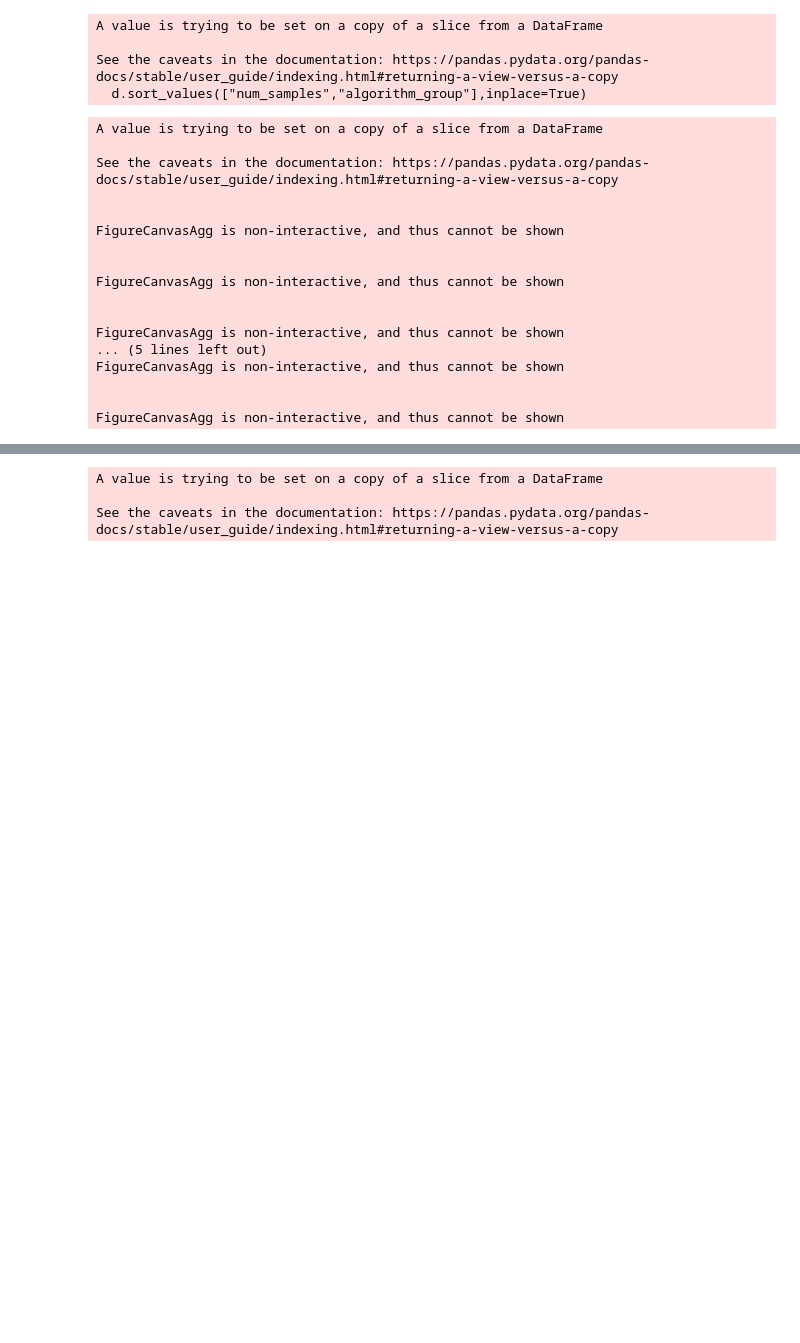
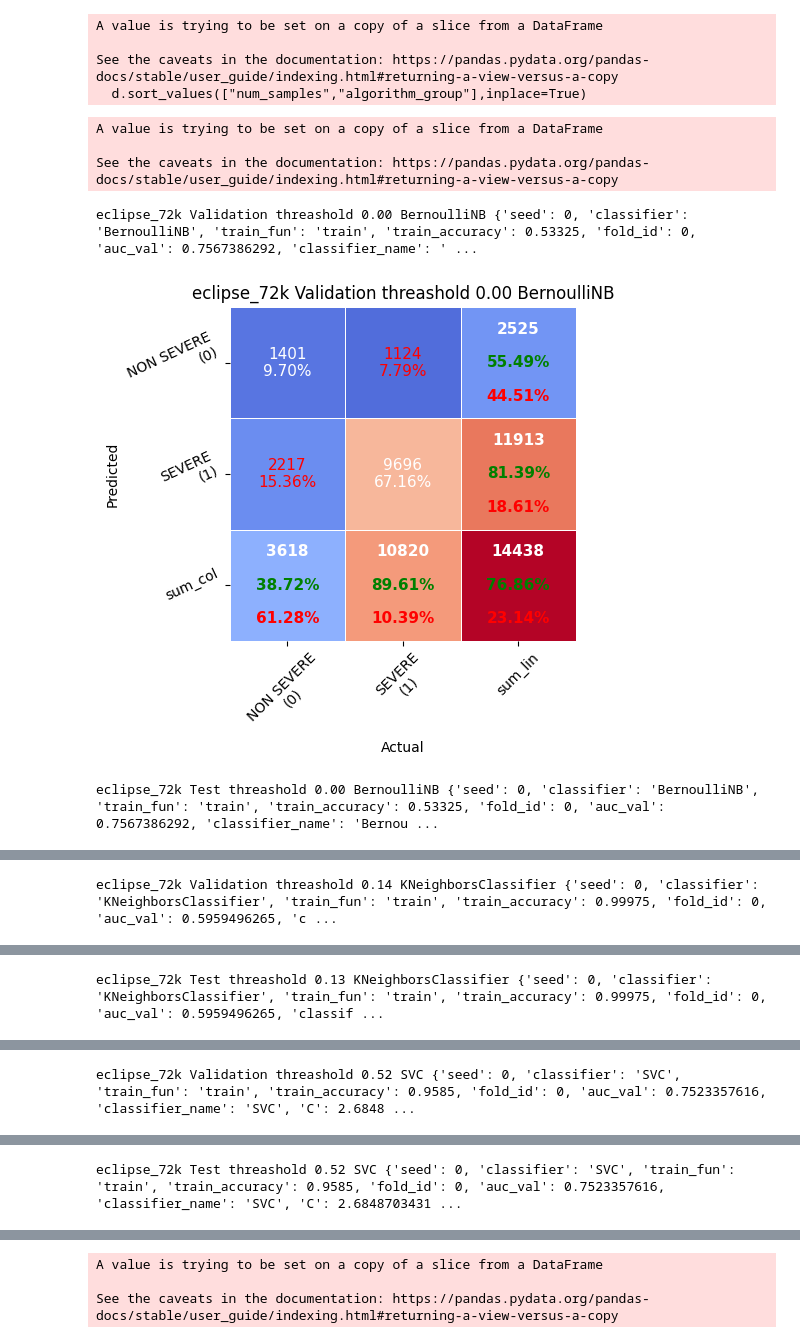
Before and after one commit to AndressaStefany/severityPrediction, a Jupyter notebook: src/llm/baseline_results.ipynb, the cells around one changed output, grey strips where cells are left out. Drawn from its saved outputs; the diff is of its cells as text; code cells hidden in the pictures; blank space fills up the shorter version.

Commit message:
bugfix: matplotlib backend and update results baseline

```diff
--- a/src/llm/baseline_results.ipynb
+++ b/src/llm/baseline_results.ipynb
@@ -148,37 +158,28 @@ See the caveats in the documentation: https://pandas.pydata.org/pandas-docs/stab
   d.sort_values(["num_samples","algorithm_group"],inplace=True)
 # %%
 dataset_choice = "eclipse_72k"
-d = df.query(f"dataset_choice == '{dataset_choice}' & num_samples == 8000")
+d = df.query(f"dataset_choice == '{dataset_choice}' & num_samples == 4000")
 d.sort_values(["num_samples","algorithm_group"],inplace=True)
 for i,l in d.iterrows():
     conf_matrix_test = l["confusion_matrix_test"]
     algo = l['classifier']
     for conf_matrix_name, conf_matrix_id in zip(["Validation", "Test"],["val","test"]):
         conf_matrix = l[f"confusion_matrix_{conf_matrix_id}"]
         f1 = l[f"f1_{conf_matrix_id}"]
         threashold = l[f"threashold_{conf_matrix_id}"]
+        print(f"{dataset_choice} {conf_matrix_name} threashold {threashold:.2f} {algo}", l.params)
         compute_metrics_from_files(
-            conf_matrix=conf_matrix,
+            conf_matrix=np.array(conf_matrix),
             f1=f1,
             folder_out=Path("../../data/baseline_studies/"),
-            title=f"{dataset_choice} {conf_matrix_name} threashold {threashold:.2f}",
-            id=f"{dataset_choice}_{conf_matrix_name}"
+            title=f"{dataset_choice} {conf_matrix_name} threashold {threashold:.2f} {algo}",
+            id=f"{dataset_choice}_{conf_matrix_name}_{algo}",
+            backend=None
         )
 # %% [output]
 A value is trying to be set on a copy of a slice from a DataFrame
 
 See the caveats in the documentation: https://pandas.pydata.org/pandas-docs/stable/user_guide/indexing.html#returning-a-view-versus-a-copy
-
-
-FigureCanvasAgg is non-interactive, and thus cannot be shown
-
-
-FigureCanvasAgg is non-interactive, and thus cannot be shown
-
-
-FigureCanvasAgg is non-interactive, and thus cannot be shown
-... (5 lines left out)
-FigureCanvasAgg is non-interactive, and thus cannot be shown
-
-
-FigureCanvasAgg is non-interactive, and thus cannot be shown
+eclipse_72k Validation threashold 0.00 BernoulliNB {'seed': 0, 'classifier': 'BernoulliNB', 'train_fun': 'train', 'train_accuracy': 0.53325, 'fold_id': 0, 'auc_val': 0.7567386292, 'classifier_name': ' ...
+[figure, added]
+eclipse_72k Test threashold 0.00 BernoulliNB {'seed': 0, 'classifier': 'BernoulliNB', 'train_fun': 'train', 'train_accuracy': 0.53325, 'fold_id': 0, 'auc_val': 0.7567386292, 'classifier_name': 'Bernou ...
@@ -184,0 +187 @@ FigureCanvasAgg is non-interactive, and thus cannot be shown
+eclipse_72k Validation threashold 0.14 KNeighborsClassifier {'seed': 0, 'classifier': 'KNeighborsClassifier', 'train_fun': 'train', 'train_accuracy': 0.99975, 'fold_id': 0, 'auc_val': 0.5959496265, 'c ...
@@ -184,0 +189 @@ FigureCanvasAgg is non-interactive, and thus cannot be shown
+eclipse_72k Test threashold 0.13 KNeighborsClassifier {'seed': 0, 'classifier': 'KNeighborsClassifier', 'train_fun': 'train', 'train_accuracy': 0.99975, 'fold_id': 0, 'auc_val': 0.5959496265, 'classif ...
@@ -184,0 +191 @@ FigureCanvasAgg is non-interactive, and thus cannot be shown
+eclipse_72k Validation threashold 0.52 SVC {'seed': 0, 'classifier': 'SVC', 'train_fun': 'train', 'train_accuracy': 0.9585, 'fold_id': 0, 'auc_val': 0.7523357616, 'classifier_name': 'SVC', 'C': 2.6848 ...
@@ -184,0 +193 @@ FigureCanvasAgg is non-interactive, and thus cannot be shown
+eclipse_72k Test threashold 0.52 SVC {'seed': 0, 'classifier': 'SVC', 'train_fun': 'train', 'train_accuracy': 0.9585, 'fold_id': 0, 'auc_val': 0.7523357616, 'classifier_name': 'SVC', 'C': 2.6848703431 ...
```
Also changed, not shown: parts of 2 cells of this notebook, 1 other file.
